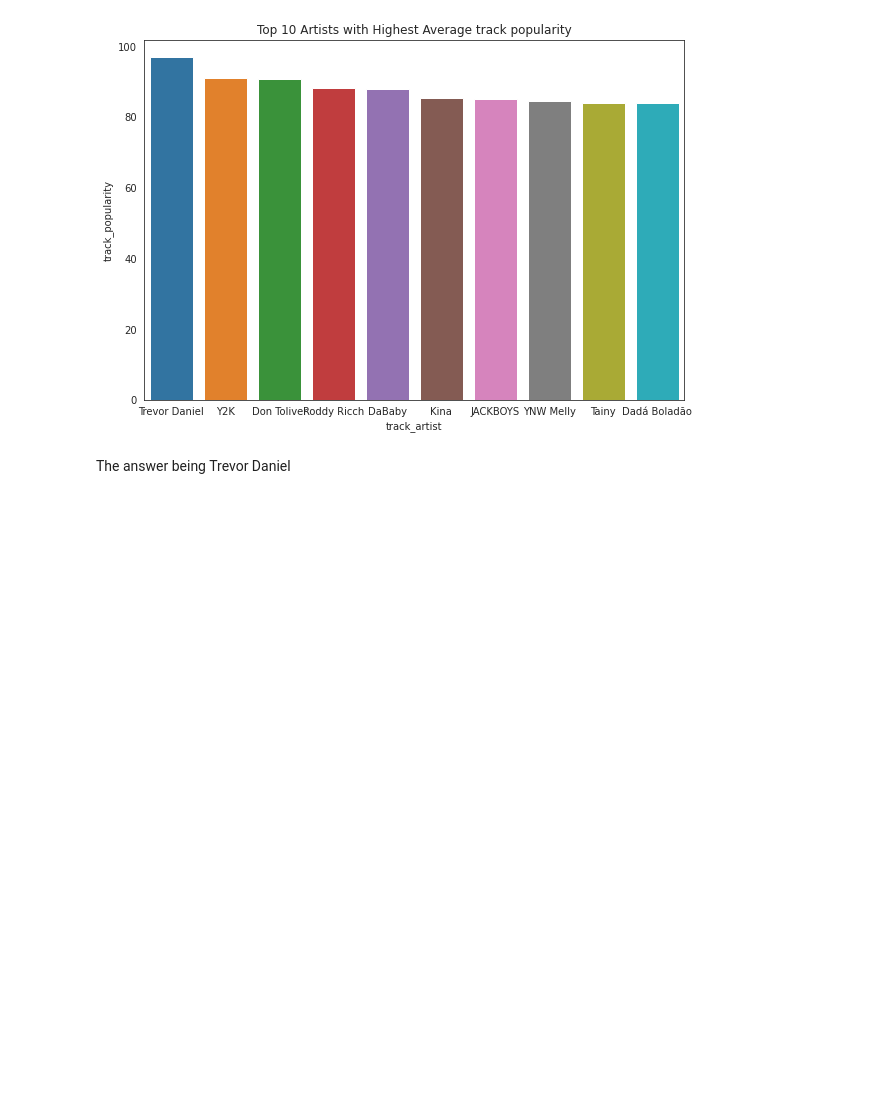
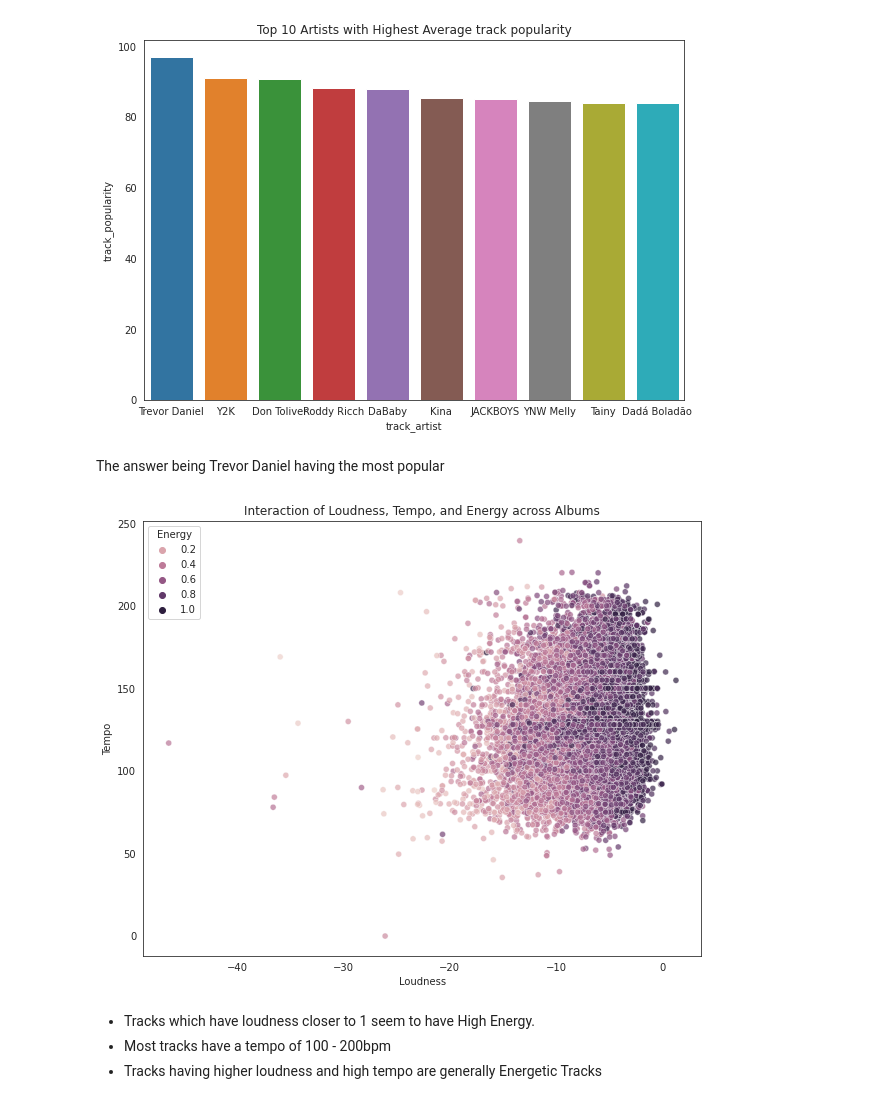
Before and after one commit to HumanClone/dasc, a Jupyter notebook: DASC EDA.ipynb, the cells around one changed output. Saved outputs shown, nothing was run; the diff lists cells and outputs as text; code cells hidden in the pictures; blank space fills up the shorter version.

```diff
--- a/DASC EDA.ipynb
+++ b/DASC EDA.ipynb
@@ -352,4 +348,25 @@ Name: track_popularity, dtype: float64
 <Figure size 288x288 with 0 Axes>
 [figure]
 # %% [markdown]
-The answer being Trevor Daniel
+The answer being Trevor Daniel having the most popular
+# %%
+# Anmol Arora
+# Kaggle
+# Spotify-EDA
+# https://www.kaggle.com/code/anmolarora15/spotify-in-depth-eda/notebook
+# [Accessed 30 August 2024]
+
+
+plt.figure(figsize=(10, 8))
+sns.scatterplot(x='loudness', y='tempo', hue='energy', data=df, alpha=0.7)
+plt.title('Interaction of Loudness, Tempo, and Energy across Albums')
+plt.xlabel('Loudness')
+plt.ylabel('Tempo')
+plt.legend(title='Energy')
+plt.show()
+# %% [output]
+[figure, added]
+# %% [markdown]
+- Tracks which have loudness closer to 1 seem to have High Energy.
+- Most tracks have a tempo of 100 - 200bpm
+- Tracks having higher loudness and high tempo are generally Energetic Tracks
```
Also changed, not shown: parts of 6 cells of this notebook.
